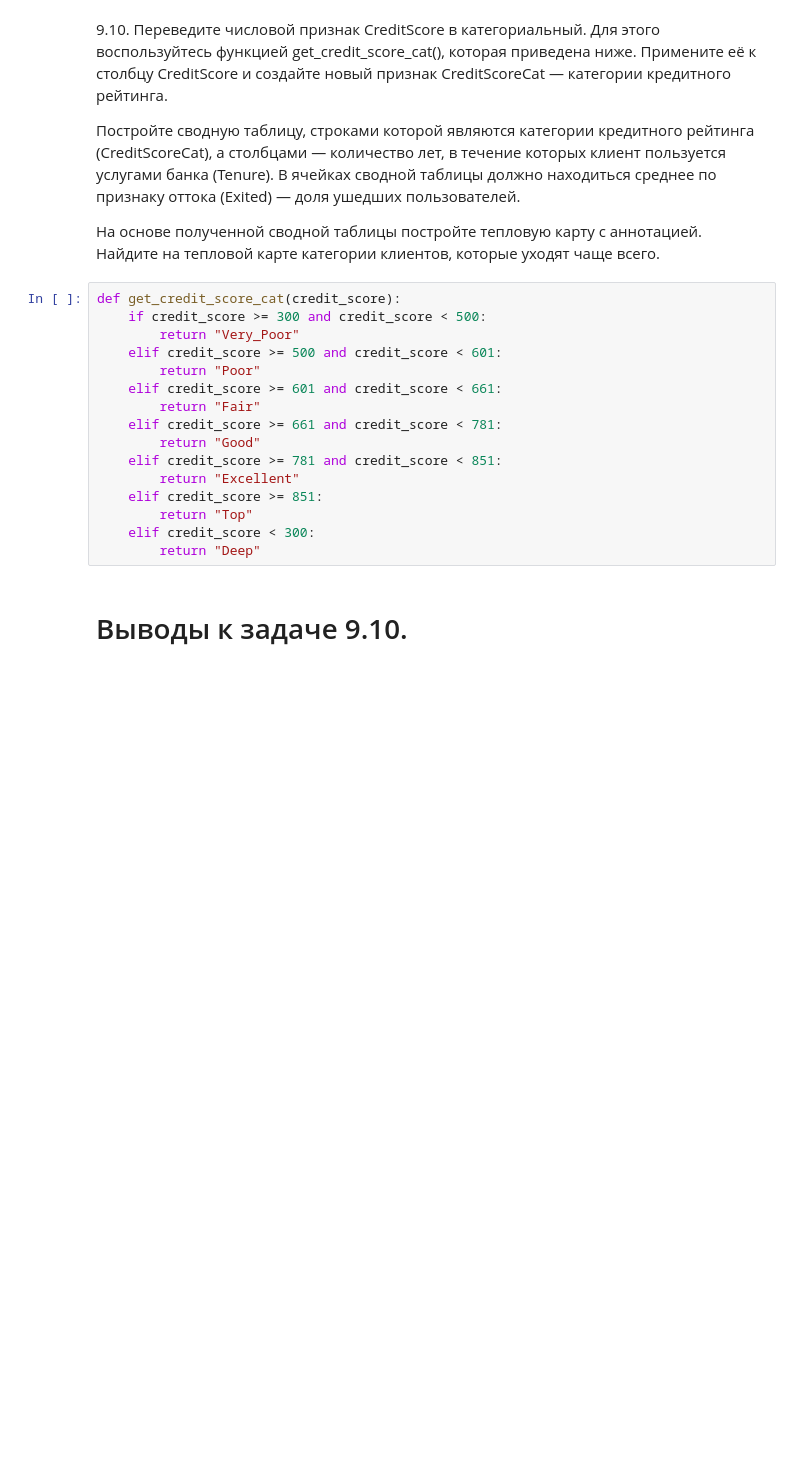
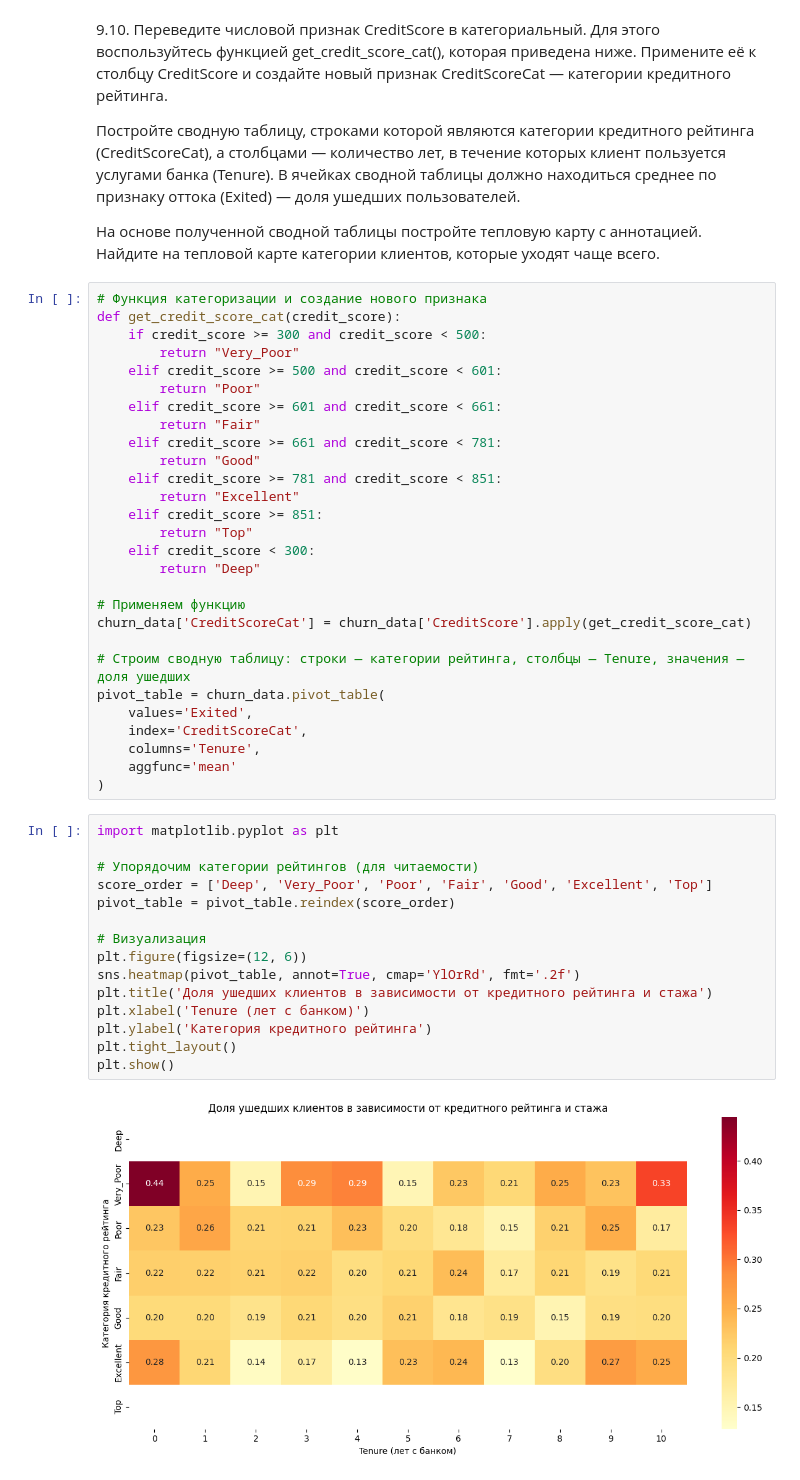
Before and after one commit to Artem221084/demo, a Jupyter notebook: Skillfactor/churn_data.ipynb, the cells around one changed output. Saved outputs shown, nothing was run; the diff lists cells and outputs as text; blank space fills up the shorter version.

```diff
--- a/Skillfactor/churn_data.ipynb
+++ b/Skillfactor/churn_data.ipynb
@@ -243,6 +266,7 @@ plt.show()
 
 На основе полученной сводной таблицы постройте тепловую карту с аннотацией. Найдите на тепловой карте категории клиентов, которые уходят чаще всего.
 # %%
+# Функция категоризации и создание нового признака
 def get_credit_score_cat(credit_score):
     if credit_score >= 300 and credit_score < 500:
         return "Very_Poor"
@@ -258,5 +282,31 @@ def get_credit_score_cat(credit_score):
         return "Top"
     elif credit_score < 300:
         return "Deep"
+
+# Применяем функцию
+churn_data['CreditScoreCat'] = churn_data['CreditScore'].apply(get_credit_score_cat)
+
+# Строим сводную таблицу: строки — категории рейтинга, столбцы — Tenure, значения — доля ушедших
+pivot_table = churn_data.pivot_table(
+    values='Exited',
+    index='CreditScoreCat',
+    columns='Tenure',
+    aggfunc='mean'
+)
-# %% [markdown]
-# Выводы к задаче 9.10.
+# %%
+import matplotlib.pyplot as plt
+
+# Упорядочим категории рейтингов (для читаемости)
+score_order = ['Deep', 'Very_Poor', 'Poor', 'Fair', 'Good', 'Excellent', 'Top']
+pivot_table = pivot_table.reindex(score_order)
+
+# Визуализация
+plt.figure(figsize=(12, 6))
+sns.heatmap(pivot_table, annot=True, cmap='YlOrRd', fmt='.2f')
+plt.title('Доля ушедших клиентов в зависимости от кредитного рейтинга и стажа')
+plt.xlabel('Tenure (лет с банком)')
+plt.ylabel('Категория кредитного рейтинга')
+plt.tight_layout()
+plt.show()
+# %% [output]
+[figure, added]
```
Also changed, not shown: parts of 7 cells of this notebook.
